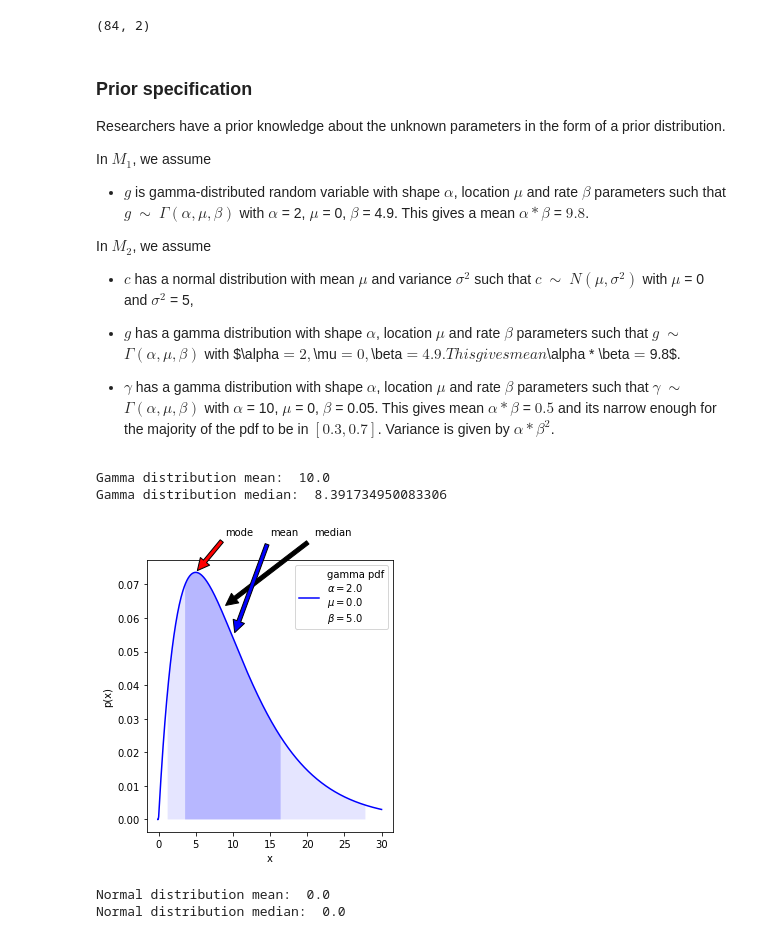
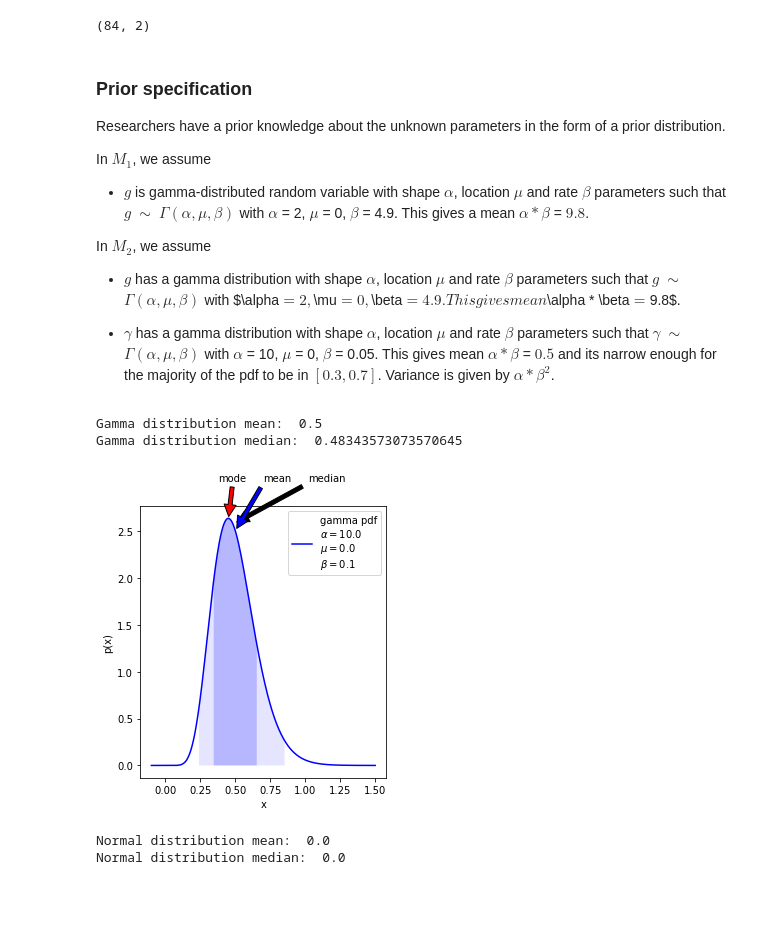
Before and after one commit to AlanSalgo1/BAND, a Jupyter notebook: BAND_Emulator.ipynb, the cells around one changed output. Drawn from its saved outputs; the diff is of its cells as text; code cells hidden in the pictures; blank space fills up the shorter version.

```diff
--- a/BAND_Emulator.ipynb
+++ b/BAND_Emulator.ipynb
@@ -128,9 +127,6 @@ In $M_{1}$, we assume
 
 In $M_{2}$, we assume
 
--  $c$ has a normal distribution with mean $\mu$ and variance $\sigma^{2}$ such that $c$ $\sim$ $N(\mu,\sigma^{2})$ with $\mu$ = 0 and $\sigma^{2}$ = 5,
-
-
 -  $g$ has a gamma distribution with shape $\alpha$, location $\mu$ and rate $\beta$ parameters such that $g$ $\sim$ $\Gamma (\alpha,\mu,\beta)$ with \$\alpha$ = 2, $\mu$ = 0, $\beta$ = 4.9. This gives mean $\alpha * \beta$ = $9.8$.
 
 
@@ -220,26 +210,26 @@ def dist_plot(ax, dist_label, x_dist, dist, color='blue'):
 # %%
 # Make some standard plots: normal, gamma
 fig = plt.figure(figsize=(15,5))
 
 # gamma distribution, characterized by a, m, and b parameters
-x_gamma = np.linspace(-0.1, 30, 500)  # beta ranges from 0 to 1
-a = 2
+x_gamma = np.linspace(-0.1, 1.5, 500)  # beta ranges from 0 to 1
+a = 10
 m = 0
-b = 5
+b = 0.05
 
 gamma_dist = sps.gamma(a, m, b)  # the gamma distribution from scipy.stats
 gamma1_label='gamma pdf' + '\n' + rf'$\alpha=${a:1.1f}' \
               + '\n' + rf'$\mu=${m:1.1f}' \
               + '\n' + rf'$\beta=${b:1.1f}'
 ax2 = fig.add_subplot(1,3,2)
 dist_plot(ax2, gamma1_label, x_gamma, gamma_dist)
 
 print("Gamma distribution mean: ", gamma_dist.mean(), \
       "\nGamma distribution median: ", gamma_dist.median())
 # %% [output]
-Gamma distribution mean:  10.0
-Gamma distribution median:  8.391734950083306
+Gamma distribution mean:  0.5
+Gamma distribution median:  0.48343573073570645
-[figure, old version]
+[figure, new version]
 # %%
 # Make some standard plots: normal, gamma
 fig2 = plt.figure(figsize=(15,5))
```
Also changed, not shown: parts of 6 cells of this notebook, 2 other files.
